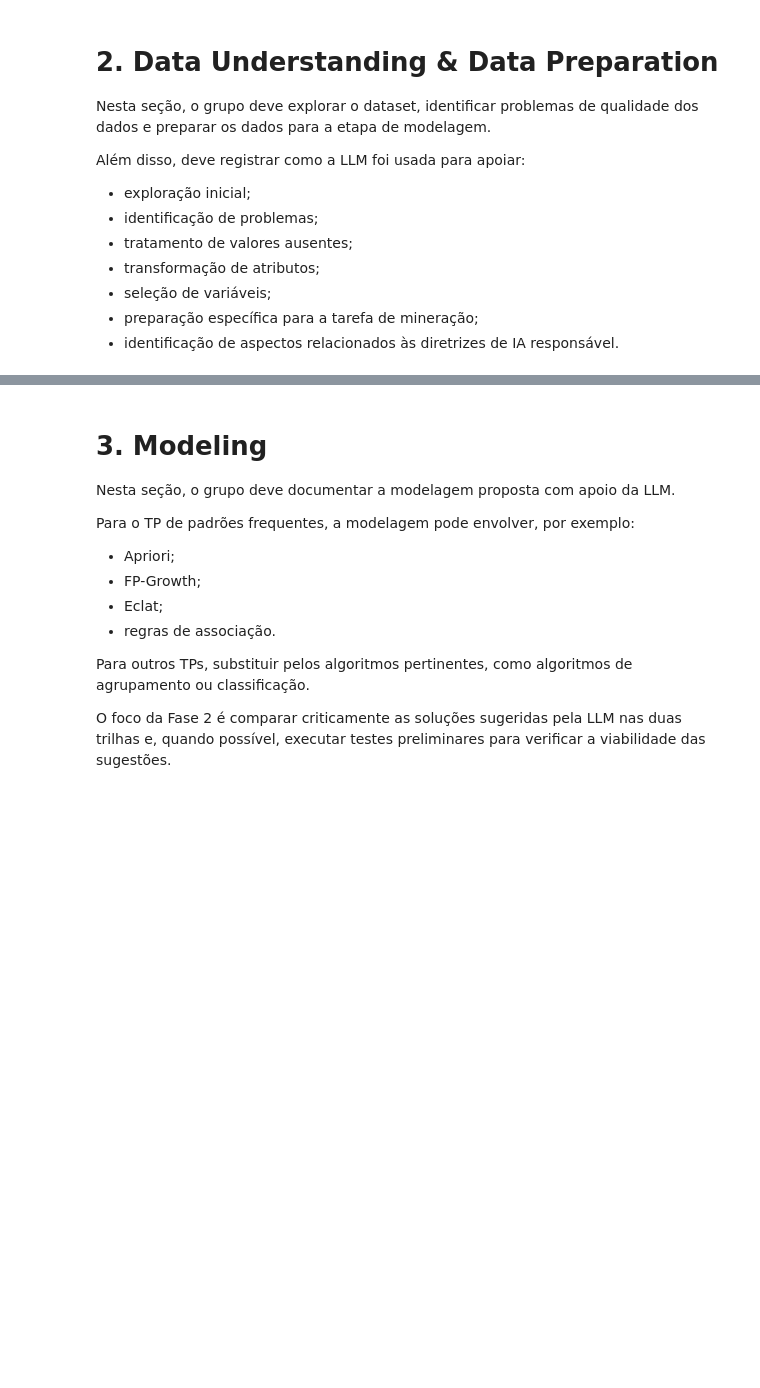
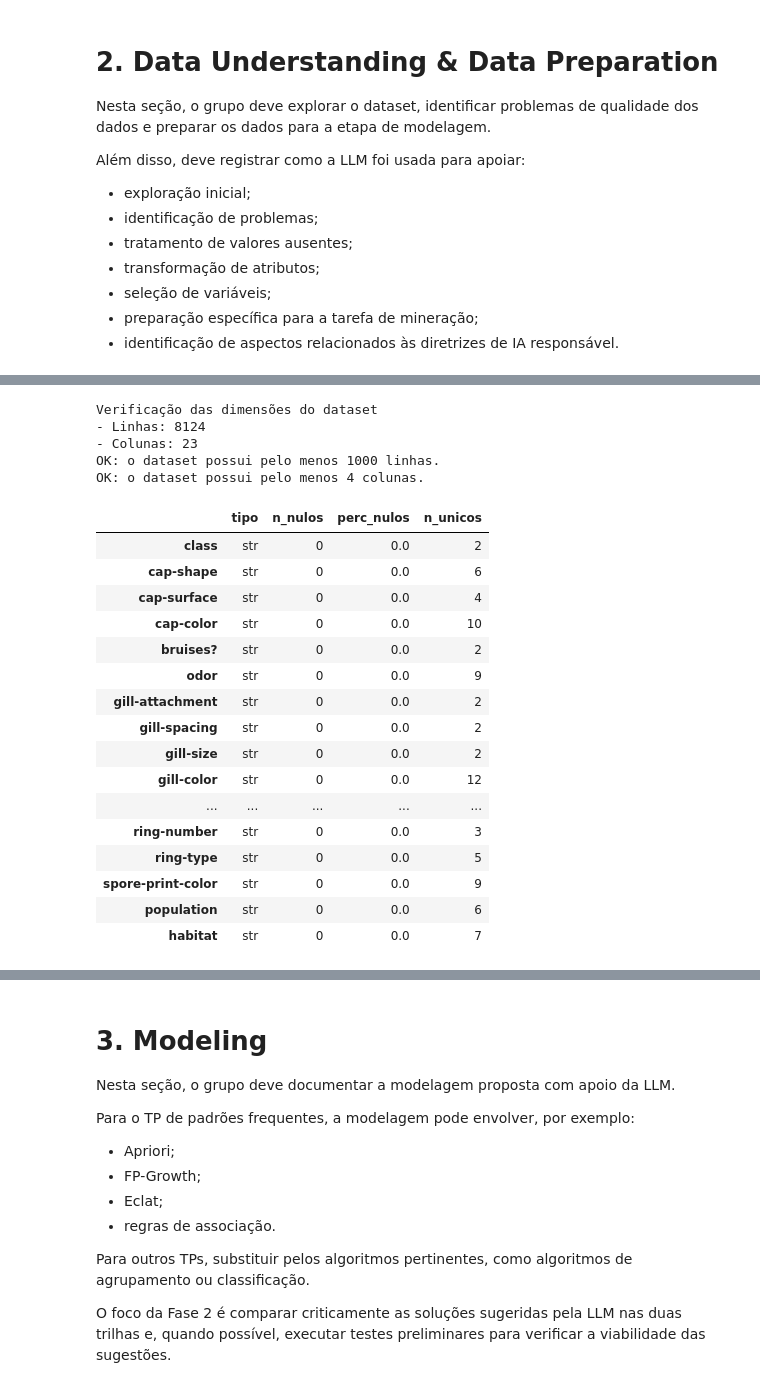
Before and after one commit to DaviOSad/Mushroom-Classification, a Jupyter notebook: TP3_Fase2_Grupo11.ipynb, the cells around one changed output, grey strips where cells are left out. Drawn from its saved outputs; the diff is of its cells as text; code cells hidden in the pictures; blank space fills up the shorter version.

```diff
--- a/TP3_Fase2_Grupo11.ipynb
+++ b/TP3_Fase2_Grupo11.ipynb
@@ -388,8 +388,7 @@ Além disso, deve registrar como a LLM foi usada para apoiar:
 # Esta célula deve ser adaptada de acordo com o formato do arquivo.
 
 def carregar_dataset(caminho: str) -> pd.DataFrame:
-    # Carrega um dataset a partir de um arquivo CSV, Excel, JSON ou Parquet.
-    # Adapte esta função se o dataset estiver em outro formato.
+    # Carrega um dataset a partir de um arquivo CSV, Excel, JSON, Parquet ou .data.
     if caminho == "[INSERIR_CAMINHO_DO_ARQUIVO]":
         raise ValueError("Substitua DATA_PATH pelo caminho real do dataset.")
 
@@ -400,6 +399,18 @@ def carregar_dataset(caminho: str) -> pd.DataFrame:
 
     if caminho_path.suffix.lower() == ".csv":
         return pd.read_csv(caminho_path)
+    elif caminho_path.suffix.lower() == ".data":
+        # O dataset Mushroom (agaricus-lepiota) não possui cabeçalho.
+        # Definimos os nomes das colunas com base na documentação do dataset.
+        colunas = [
+            'class', 'cap-shape', 'cap-surface', 'cap-color', 'bruises?', 'odor',
+            'gill-attachment', 'gill-spacing', 'gill-size', 'gill-color',
+            'stalk-shape', 'stalk-root', 'stalk-surface-above-ring',
+            'stalk-surface-below-ring', 'stalk-color-above-ring',
+            'stalk-color-below-ring', 'veil-type', 'veil-color', 'ring-number',
+            'ring-type', 'spore-print-color', 'population', 'habitat'
+        ]
+        return pd.read_csv(caminho_path, header=None, names=colunas)
     elif caminho_path.suffix.lower() in [".xlsx", ".xls"]:
         return pd.read_excel(caminho_path)
     elif caminho_path.suffix.lower() == ".json":
@@ -410,8 +421,8 @@ def carregar_dataset(caminho: str) -> pd.DataFrame:
         raise ValueError("Formato não tratado neste modelo. Adapte a função carregar_dataset.")
 
 # Exemplo de uso:
-# df = carregar_dataset(DATA_PATH)
-# print("Dataset carregado com sucesso.")
-# print(f"Número de linhas: {df.shape[0]}")
-# print(f"Número de colunas: {df.shape[1]}")
-# display(df.head())
+df = carregar_dataset(DATA_PATH)
+print("Dataset carregado com sucesso.")
+print(f"Número de linhas: {df.shape[0]}")
+print(f"Número de colunas: {df.shape[1]}")
+display(df.head())
@@ -438,25 +460,49 @@ def verificar_restricoes_dataset(df: pd.DataFrame) -> None:
         print("OK: o dataset possui pelo menos 4 colunas.")
 
 # Executar após carregar o dataset:
-# verificar_restricoes_dataset(df)
+verificar_restricoes_dataset(df)
+# %% [output]
+Verificação das dimensões do dataset
+- Linhas: 8124
+- Colunas: 23
+OK: o dataset possui pelo menos 1000 linhas.
+OK: o dataset possui pelo menos 4 colunas.
 # %%
 # Exploração inicial
 # Esta célula gera uma visão geral do dataset.
 # O grupo deve interpretar os resultados em uma célula Markdown logo abaixo.
 
 def resumo_inicial(df: pd.DataFrame) -> pd.DataFrame:
     resumo = pd.DataFrame({
         "tipo": df.dtypes.astype(str),
         "n_nulos": df.isna().sum(),
         "perc_nulos": (df.isna().mean() * 100).round(2),
         "n_unicos": df.nunique(dropna=True)
     })
 
     return resumo.sort_values(by="perc_nulos", ascending=False)
 
 # Exemplo de uso:
-# resumo = resumo_inicial(df)
-# display(resumo)
+resumo = resumo_inicial(df)
+display(resumo)
+# %% [output]
+|  | tipo | n_nulos | perc_nulos | n_unicos |
+| class | str | 0 | 0.0 | 2 |
+| cap-shape | str | 0 | 0.0 | 6 |
+| cap-surface | str | 0 | 0.0 | 4 |
+| cap-color | str | 0 | 0.0 | 10 |
+| bruises? | str | 0 | 0.0 | 2 |
+| odor | str | 0 | 0.0 | 9 |
+| gill-attachment | str | 0 | 0.0 | 2 |
+| gill-spacing | str | 0 | 0.0 | 2 |
+| gill-size | str | 0 | 0.0 | 2 |
+| gill-color | str | 0 | 0.0 | 12 |
+| ... | ... | ... | ... | ... |
+| ring-number | str | 0 | 0.0 | 3 |
+| ring-type | str | 0 | 0.0 | 5 |
+| spore-print-color | str | 0 | 0.0 | 9 |
+| population | str | 0 | 0.0 | 6 |
+| habitat | str | 0 | 0.0 | 7 |
 # %%
 # Estatísticas descritivas
 # O objetivo é separar análise de variáveis numéricas e categóricas.
```
Also changed, not shown: parts of 21 cells of this notebook.
